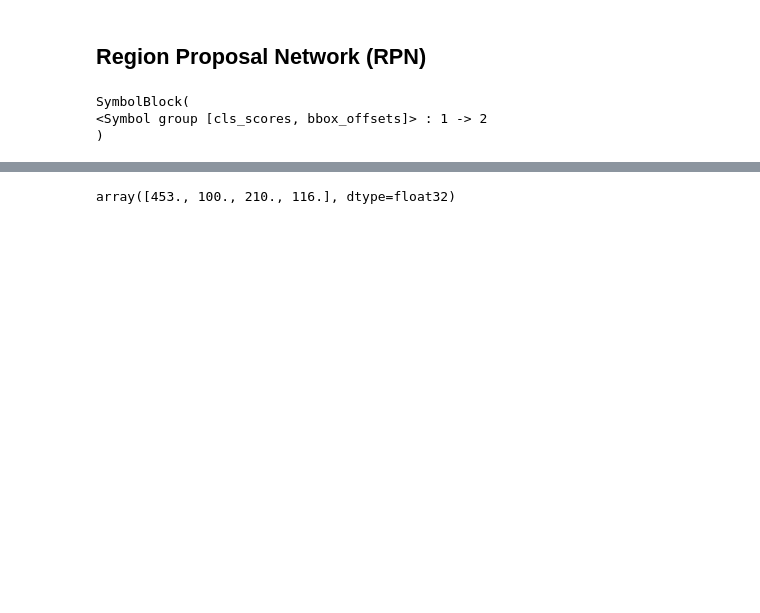
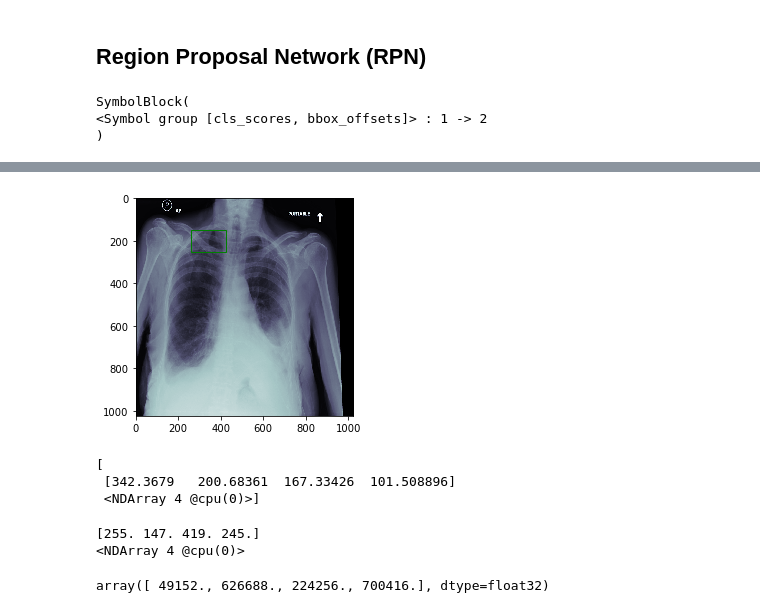
Before and after one commit to ramonreszat/Roentgen-Detector, a Jupyter notebook: Pneumothorax_Localization.ipynb, the cells around one changed output, grey strips where cells are left out. Cells and saved outputs as stored; diff of their text form; code cells hidden in the pictures; blank space fills up the shorter version.

```diff
--- a/Pneumothorax_Localization.ipynb
+++ b/Pneumothorax_Localization.ipynb
@@ -83,18 +108,21 @@ SymbolBlock(
 import time
 from mxnet import nd
 
-study = 1
-data, label = valid_data.__getitem__(study)
+study = 5 # pick an x-ray in the dataset
+data, label = train_data.__getitem__(study)
 
 X = nd.array(data.reshape((1, 1, 1024, 1024)), ctx=ctx)
 
+# anchor boxes (center format)
 p = nd.broadcast_to(anchor_points.reshape(1,1,2,32,32), (1,9,2,32,32))
 s = nd.broadcast_to(anchor_boxes.reshape(1,9,2,1,1),(1,9,2,32,32)) # aw = ah = s*sqrt(r)
 A = nd.concat(p,s,dim=2)
 
+# cls scores and bbox offsets
 start_time = time.time()
 s,b = pneumothorax(X)
 
+# create prediction
 s = nd.sigmoid(s)
 B = A + b.reshape(1,9,4,32,32)
 print("--- %.2f ms ---" % (time.time()*1000 - start_time*1000))
@@ -109,4 +137,4 @@ s.max()
 <NDArray 1 @cpu(0)>
 # %%
-cond = s.reshape(-1) >= 0.001
+cond = s.reshape(-1) >= s.max()#0.001
 cls = nd.contrib.boolean_mask(s.reshape(-1), cond)
@@ -155,5 +158,40 @@ bbox
  <NDArray 4 @cpu(0)>]
+# %%
+import matplotlib.pyplot as plt
+import matplotlib.patches as patches
+
+fig,ax = plt.subplots(1)
+
+data, label = train_data.__getitem__(study)
+
+img = data.asnumpy()*255
+gtbox = label.asnumpy()*1024
+
+# view CT scan
+ax.imshow(img, cmap=plt.cm.bone, interpolation='none')
+
+gt = patches.Rectangle((gtbox[0]-int(gtbox[2]/2),gtbox[1]-int(gtbox[3]/2)),gtbox[2],gtbox[3],linewidth=1,edgecolor='r',facecolor='none')
+ax.add_patch(gt)
+
+for n in range(cls.size):
+    pred = patches.Rectangle((bbox[n][0].asscalar()-int(bbox[n][2].asscalar()/2),bbox[n][1].asscalar()-int(bbox[n][3].asscalar()/2)),bbox[n][2].asscalar(),bbox[n][3].asscalar(),linewidth=1,edgecolor='g',facecolor='none')
+    ax.add_patch(pred)
+
+plt.show()
+# %% [output]
+[figure, added]
+# %%
+bbox
+# %% [output]
+[
+ [342.3679   200.68361  167.33426  101.508896]
+ <NDArray 4 @cpu(0)>]
+# %%
+label
+# %% [output]
+[255. 147. 419. 245.]
+<NDArray 4 @cpu(0)>
 # %%
 gtbox
 # %% [output]
-array([453., 100., 210., 116.], dtype=float32)
+array([ 49152., 626688., 224256., 700416.], dtype=float32)
```
Also changed, not shown: parts of 11 cells of this notebook, 3 other files.
